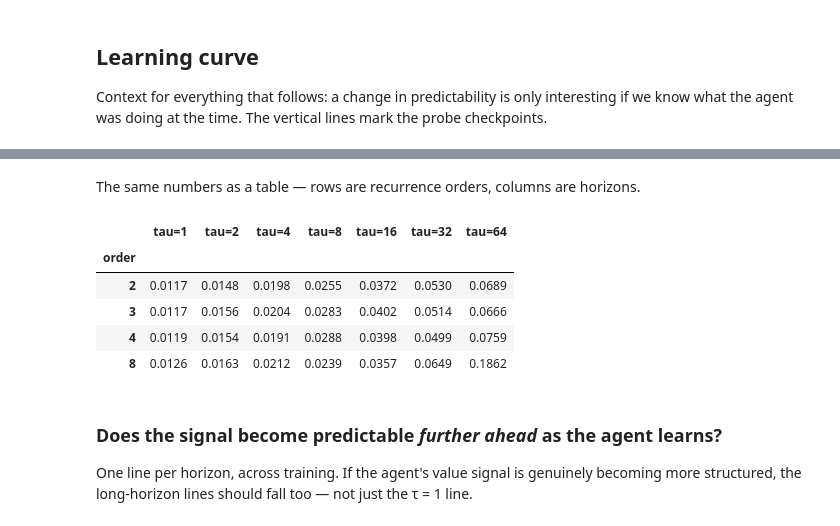
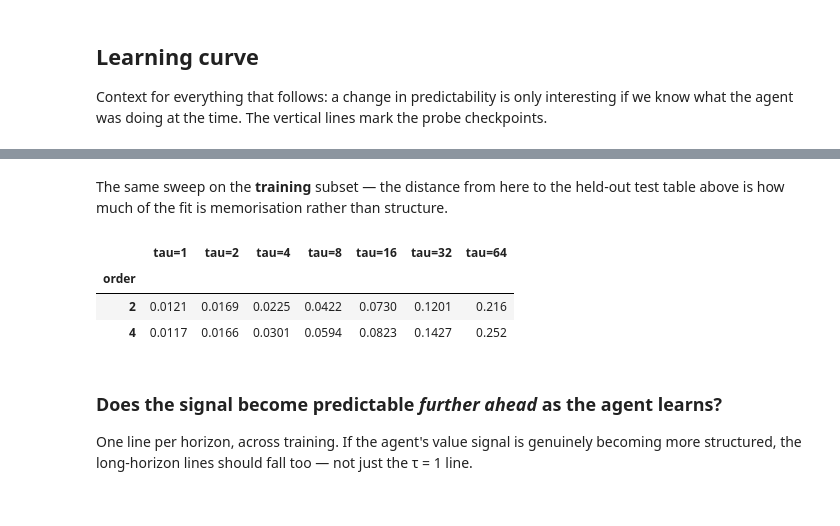
Before and after one commit to Souparna-Mandal/Low-Rank-RL-TL, a Jupyter notebook: experiments/dqn_acrobot_2_revised/exp_value_recurrence_prediction.ipynb, the cells around one changed output, grey strips where cells are left out. Cells and saved outputs as stored; diff of their text form; code cells hidden in the pictures.

```diff
--- a/experiments/dqn_acrobot_2_revised/exp_value_recurrence_prediction.ipynb
+++ b/experiments/dqn_acrobot_2_revised/exp_value_recurrence_prediction.ipynb
@@ -165,14 +206,15 @@ value_plots.plot_error_versus_forecast_horizon(run_directory);
 # %% [markdown]
-The same numbers as a table — rows are recurrence orders, columns are horizons.
+The same sweep on the **training** subset — the distance from here to the
+held-out test table above is how much of the fit is memorisation rather than
+structure.
 # %%
-value_plots.summarise_horizon_sweep(run_directory).round(4)
+value_plots.summarise_horizon_sweep(run_directory,
+                                    subset="training").round(4)
 # %% [output]
 |  | tau=1 | tau=2 | tau=4 | tau=8 | tau=16 | tau=32 | tau=64 |
 | order |  |  |  |  |  |  |  |
-| 2 | 0.0117 | 0.0148 | 0.0198 | 0.0255 | 0.0372 | 0.0530 | 0.0689 |
-| 3 | 0.0117 | 0.0156 | 0.0204 | 0.0283 | 0.0402 | 0.0514 | 0.0666 |
-| 4 | 0.0119 | 0.0154 | 0.0191 | 0.0288 | 0.0398 | 0.0499 | 0.0759 |
-| 8 | 0.0126 | 0.0163 | 0.0212 | 0.0239 | 0.0357 | 0.0649 | 0.1862 |
+| 2 | 0.0121 | 0.0169 | 0.0225 | 0.0422 | 0.0730 | 0.1201 | 0.216 |
+| 4 | 0.0117 | 0.0166 | 0.0301 | 0.0594 | 0.0823 | 0.1427 | 0.252 |
 # %% [markdown]
 ### Does the signal become predictable *further ahead* as the agent learns?
 
```
Also changed, not shown: parts of 20 cells of this notebook, 1 other file.
